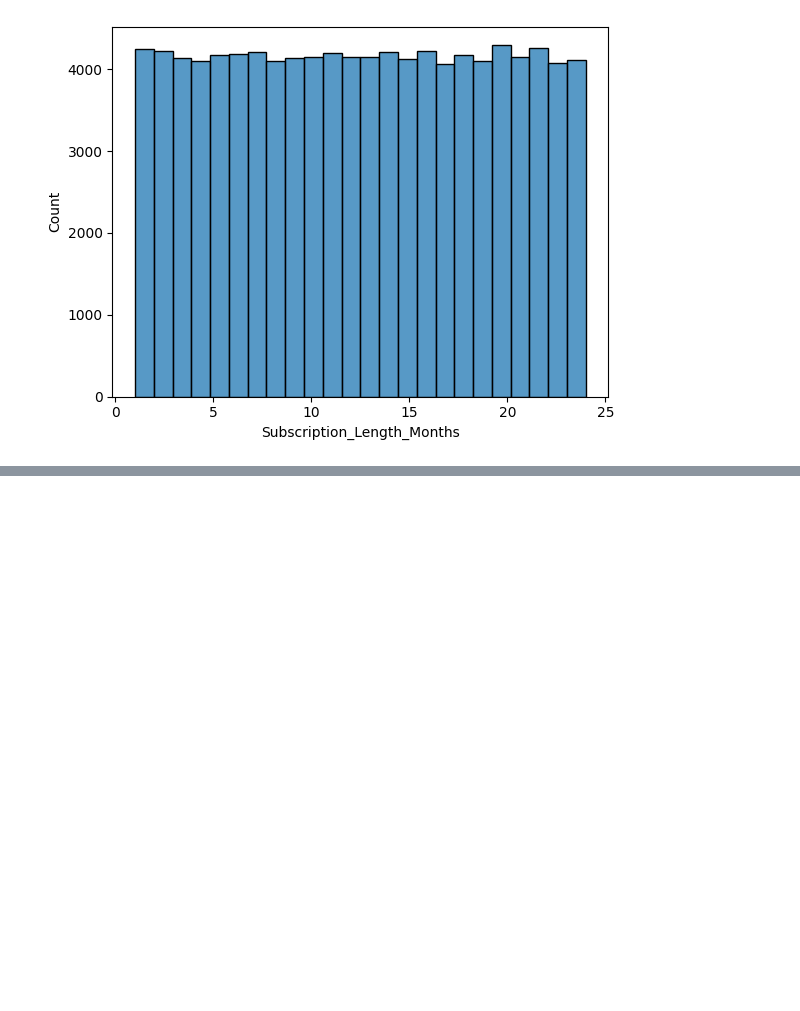
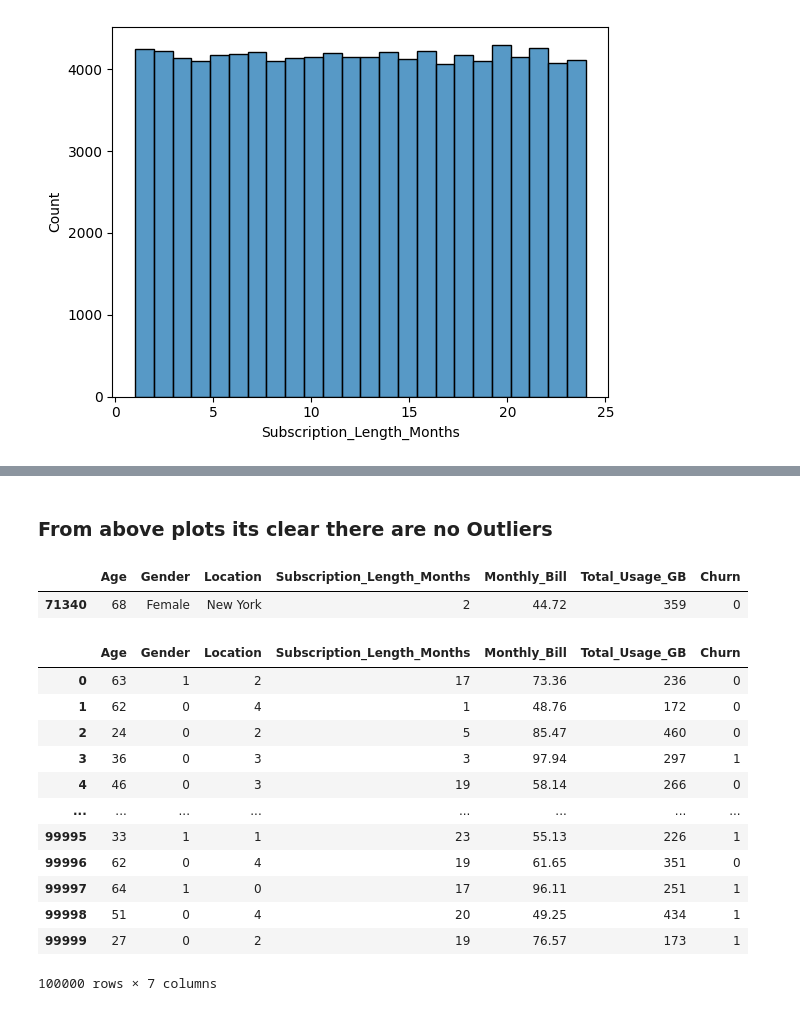
Before and after one commit to KartikeyTheDataWrangler/CustomerChurn, a Jupyter notebook: notebook/testing_eda.ipynb, the cells around one changed output, grey strips where cells are left out. Cells and saved outputs as stored; diff of their text form; code cells hidden in the pictures; blank space fills up the shorter version.

```diff
--- a/notebook/testing_eda.ipynb
+++ b/notebook/testing_eda.ipynb
@@ -74,0 +99,2 @@ Passing `palette` without assigning `hue` is deprecated and will be removed in v
+# %% [markdown]
+### From above plots its clear there are no Outliers
@@ -74,0 +104,6 @@ Passing `palette` without assigning `hue` is deprecated and will be removed in v
+# %%
+df_new = df.drop(['CustomerID','Name'],axis=1)
+df_new.sample(1)
+# %% [output]
+|  | Age | Gender | Location | Subscription_Length_Months | Monthly_Bill | Total_Usage_GB | Churn |
+| 71340 | 68 | Female | New York | 2 | 44.72 | 359 | 0 |
@@ -74,0 +112,22 @@ Passing `palette` without assigning `hue` is deprecated and will be removed in v
+# %%
+le = LabelEncoder()
+df_new['Gender'] = le.fit_transform(df_new['Gender'])
+df_new['Location'] = le.fit_transform(df_new['Location'])
+#df_new['Monthly_Bill'] = df_new['Monthly_Bill'].round()
+
+
+df_new
+# %% [output]
+|  | Age | Gender | Location | Subscription_Length_Months | Monthly_Bill | Total_Usage_GB | Churn |
+| 0 | 63 | 1 | 2 | 17 | 73.36 | 236 | 0 |
+| 1 | 62 | 0 | 4 | 1 | 48.76 | 172 | 0 |
+| 2 | 24 | 0 | 2 | 5 | 85.47 | 460 | 0 |
+| 3 | 36 | 0 | 3 | 3 | 97.94 | 297 | 1 |
+| 4 | 46 | 0 | 3 | 19 | 58.14 | 266 | 0 |
+| ... | ... | ... | ... | ... | ... | ... | ... |
+| 99995 | 33 | 1 | 1 | 23 | 55.13 | 226 | 1 |
+| 99996 | 62 | 0 | 4 | 19 | 61.65 | 351 | 0 |
+| 99997 | 64 | 1 | 0 | 17 | 96.11 | 251 | 1 |
+| 99998 | 51 | 0 | 4 | 20 | 49.25 | 434 | 1 |
+| 99999 | 27 | 0 | 2 | 19 | 76.57 | 173 | 1 |
+100000 rows × 7 columns
```
Also changed, not shown: parts of 21 cells of this notebook, 2 other files.
